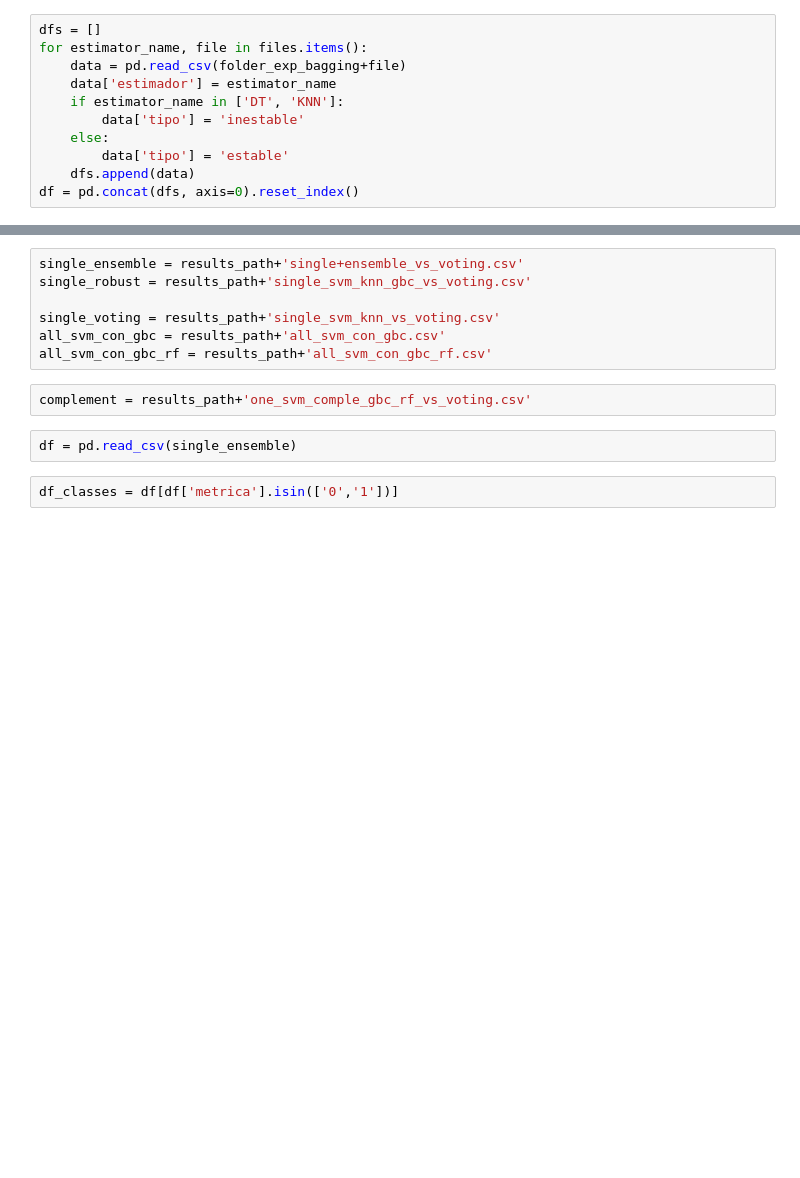
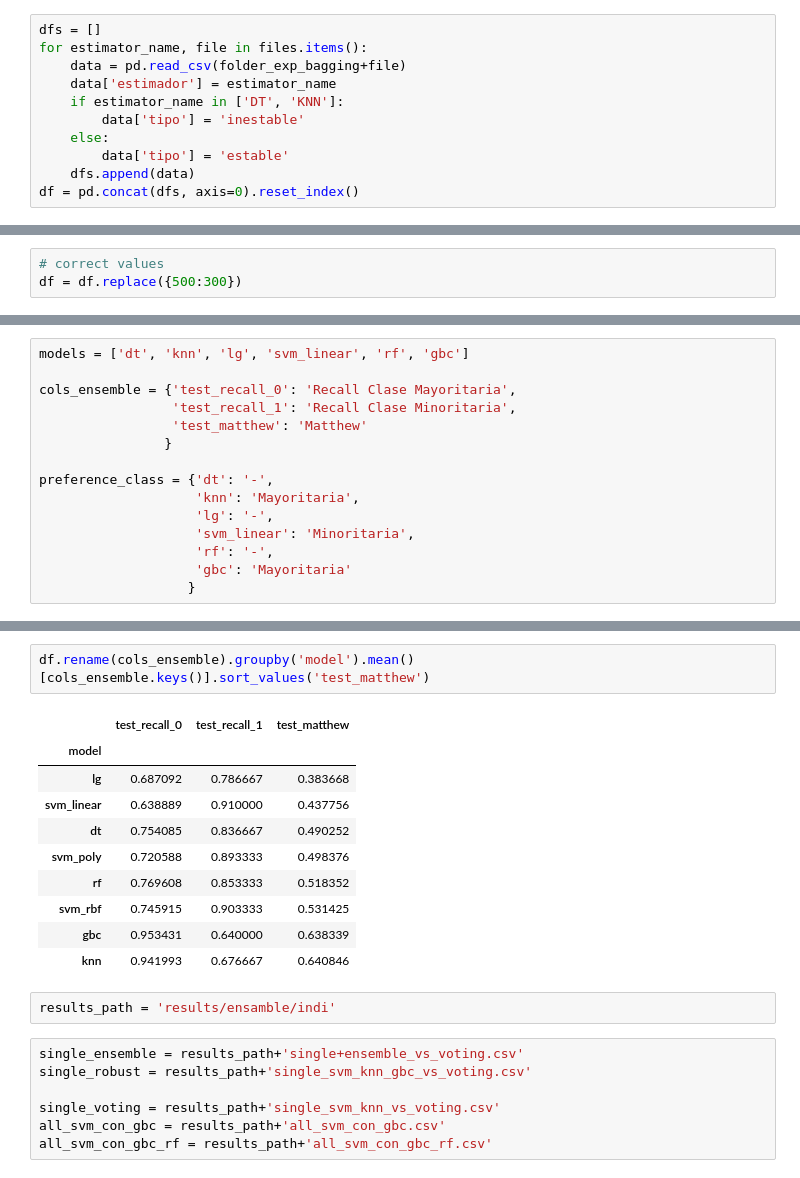
Before and after one commit to beluticona/licentiate-thesis-repo, a Jupyter notebook: notebooks/2-ensembles/plotting_exp_1.ipynb, the cells around one changed output, grey strips where cells are left out. Drawn from its saved outputs; the diff is of its cells as text; blank space fills up the shorter version.

```diff
--- a/notebooks/2-ensembles/plotting_exp_1.ipynb
+++ b/notebooks/2-ensembles/plotting_exp_1.ipynb
@@ -147,0 +52,3 @@ results_path = 'results/ensamble/grid_search_voting/'
+# %%
+# correct values
+df = df.replace({500:300})
@@ -147,0 +263,15 @@ results_path = 'results/ensamble/grid_search_voting/'
+# %%
+models = ['dt', 'knn', 'lg', 'svm_linear', 'rf', 'gbc']
+
+cols_ensemble = {'test_recall_0': 'Recall Clase Mayoritaria',
+                 'test_recall_1': 'Recall Clase Minoritaria',
+                 'test_matthew': 'Matthew'
+                }
+
+preference_class = {'dt': '-',
+                    'knn': 'Mayoritaria',
+                    'lg': '-',
+                    'svm_linear': 'Minoritaria',
+                    'rf': '-',
+                    'gbc': 'Mayoritaria'
+                   }
@@ -148,3 +297,18 @@ results_path = 'results/ensamble/grid_search_voting/'
+# %%
+df.rename(cols_ensemble).groupby('model').mean()[cols_ensemble.keys()].sort_values('test_matthew')
+# %% [output]
+|  | test_recall_0 | test_recall_1 | test_matthew |
+| model |  |  |  |
+| lg | 0.687092 | 0.786667 | 0.383668 |
+| svm_linear | 0.638889 | 0.910000 | 0.437756 |
+| dt | 0.754085 | 0.836667 | 0.490252 |
+| svm_poly | 0.720588 | 0.893333 | 0.498376 |
+| rf | 0.769608 | 0.853333 | 0.518352 |
+| svm_rbf | 0.745915 | 0.903333 | 0.531425 |
+| gbc | 0.953431 | 0.640000 | 0.638339 |
+| knn | 0.941993 | 0.676667 | 0.640846 |
+# %%
+results_path = 'results/ensamble/indi'
 # %%
 single_ensemble = results_path+'single+ensemble_vs_voting.csv'
 single_robust = results_path+'single_svm_knn_gbc_vs_voting.csv'
@@ -152,9 +316,3 @@ single_robust = results_path+'single_svm_knn_gbc_vs_voting.csv'
 single_voting = results_path+'single_svm_knn_vs_voting.csv'
 all_svm_con_gbc = results_path+'all_svm_con_gbc.csv'
 all_svm_con_gbc_rf = results_path+'all_svm_con_gbc_rf.csv'
-# %%
-complement = results_path+'one_svm_comple_gbc_rf_vs_voting.csv'
-# %%
-df = pd.read_csv(single_ensemble)
-# %%
-df_classes = df[df['metrica'].isin(['0','1'])]
```
Also changed, not shown: parts of 75 cells of this notebook, 4 other files.
